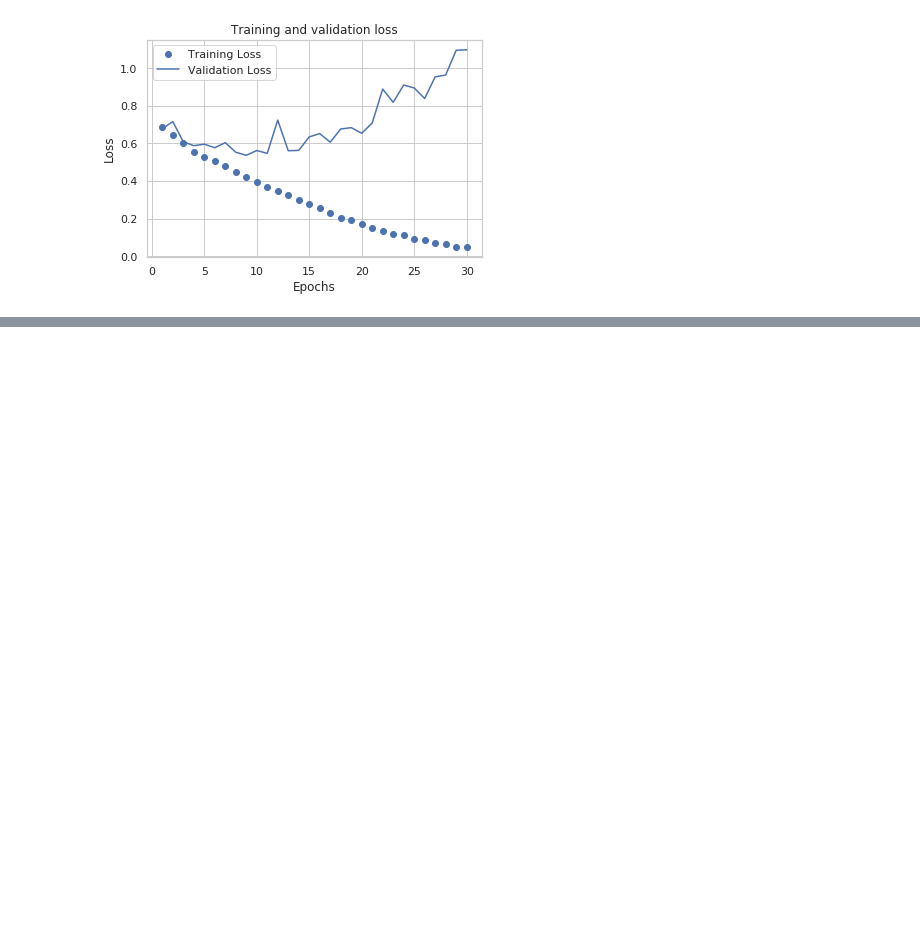
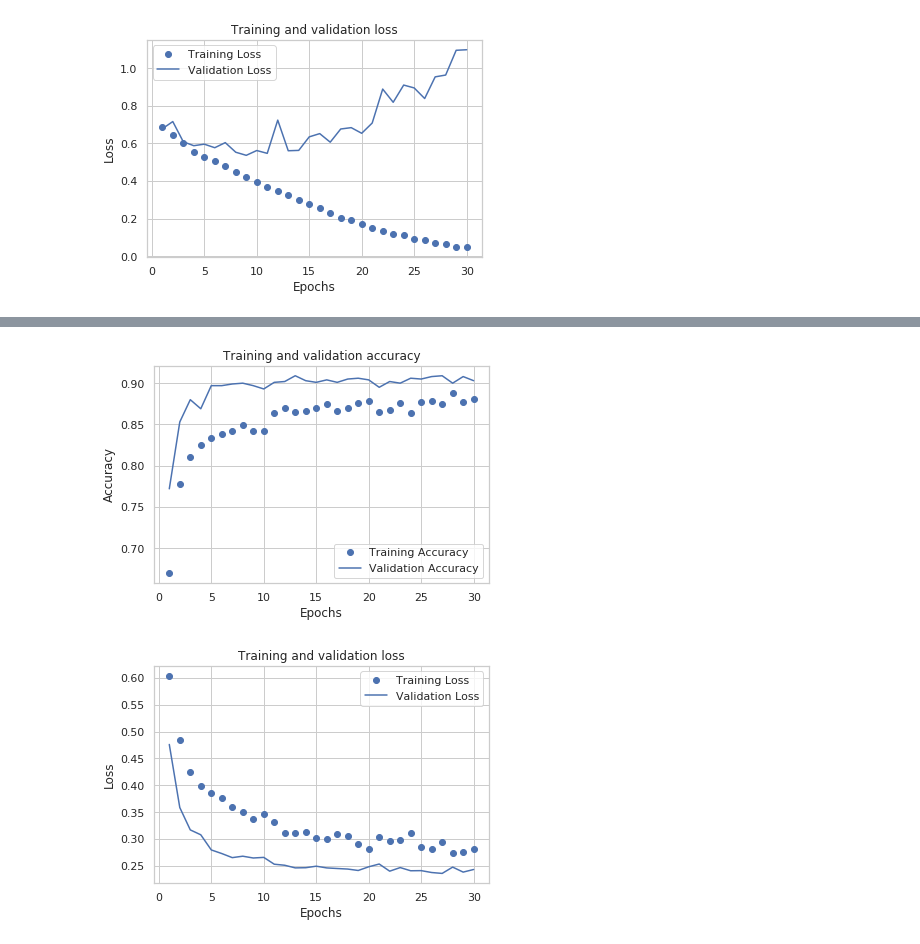
Before and after one commit to wllgrnt/keras-examples, a Jupyter notebook: Chapter5.ipynb, the cells around one changed output, grey strips where cells are left out. Saved outputs shown, nothing was run; the diff lists cells and outputs as text; code cells hidden in the pictures; blank space fills up the shorter version.

```diff
--- a/Chapter5.ipynb
+++ b/Chapter5.ipynb
@@ -384,0 +555,3 @@ plt.show()
+# %%
+# Include_top refers to the dense classifier on top of the convolutional base, which we omit here.
+conv_base = keras.applications.VGG16(weights="imagenet", include_top=False, input_shape=(150,150,3))
@@ -384,0 +810,30 @@ plt.show()
+# %%
+# Plot the loss and accuracy of the model over the training and validation data
+def plotLossAndAccuracy(history):
+  history_dict = history.history
+  acc = history_dict["acc"]
+  val_acc = history_dict["val_acc"]
+  loss = history_dict["loss"]
+  val_loss = history_dict["val_loss"]
+  epochs = range(1, len(loss) +1)
+
+  plt.plot(epochs, acc, "bo", label="Training Accuracy")
+  plt.plot(epochs, val_acc, "b", label="Validation Accuracy")
+  plt.title("Training and validation accuracy")
+  plt.xlabel("Epochs")
+  plt.ylabel("Accuracy")
+  plt.legend()
+  plt.show()
+
+  plt.plot(epochs, loss, "bo", label="Training Loss")
+  plt.plot(epochs, val_loss, "b", label="Validation Loss")
+  plt.title("Training and validation loss")
+  plt.xlabel("Epochs")
+  plt.ylabel("Loss")
+  plt.legend()
+  plt.show()
+
+plotLossAndAccuracy(history)
+# %% [output]
+[figure, added]
+[figure, added]
```
Also changed, not shown: parts of 20 cells of this notebook.
